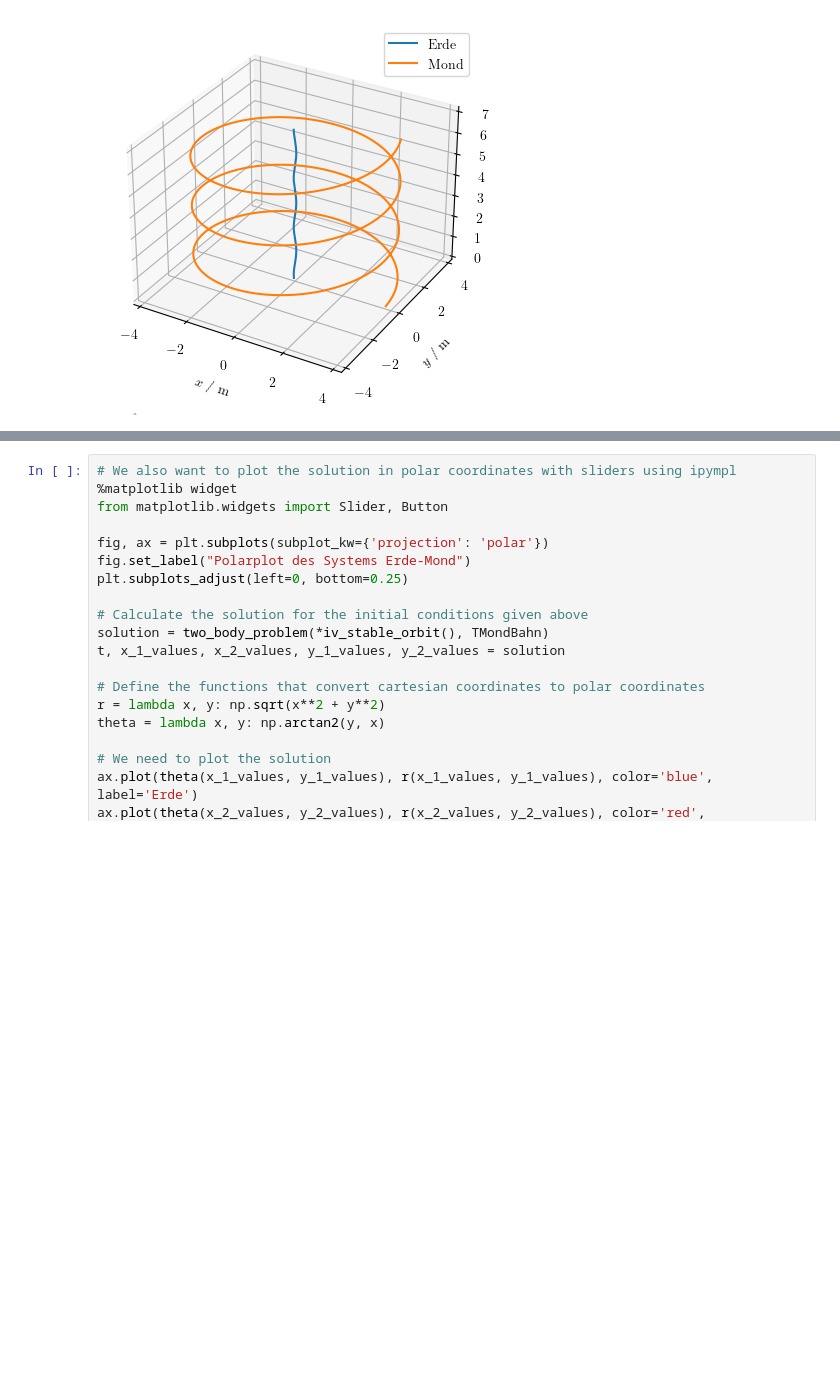
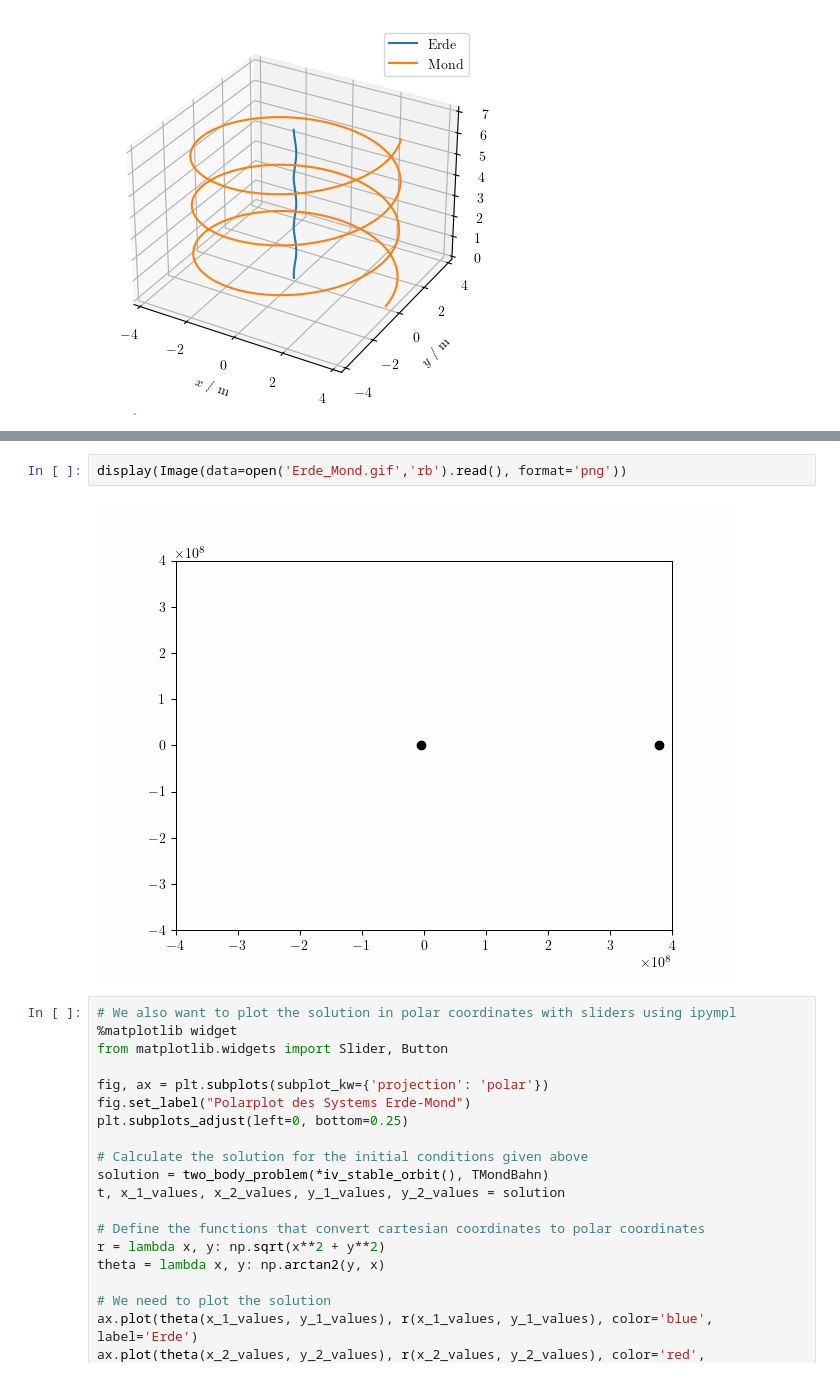
Before and after one commit to Nusssecke/Gezeitenreibung, a Jupyter notebook: gezeitenreibung.ipynb, the cells around one changed output, grey strips where cells are left out. Drawn from its saved outputs; the diff is of its cells as text; blank space fills up the shorter version.

```diff
--- a/gezeitenreibung.ipynb
+++ b/gezeitenreibung.ipynb
@@ -255,3 +275,7 @@ plt.close()
+# %%
+display(Image(data=open('Erde_Mond.gif','rb').read(), format='png'))
+# %% [output]
+[figure, added]
 # %%
 # We also want to plot the solution in polar coordinates with sliders using ipympl
 %matplotlib widget
```
Also changed, not shown: parts of 6 cells of this notebook, 1 other file.
